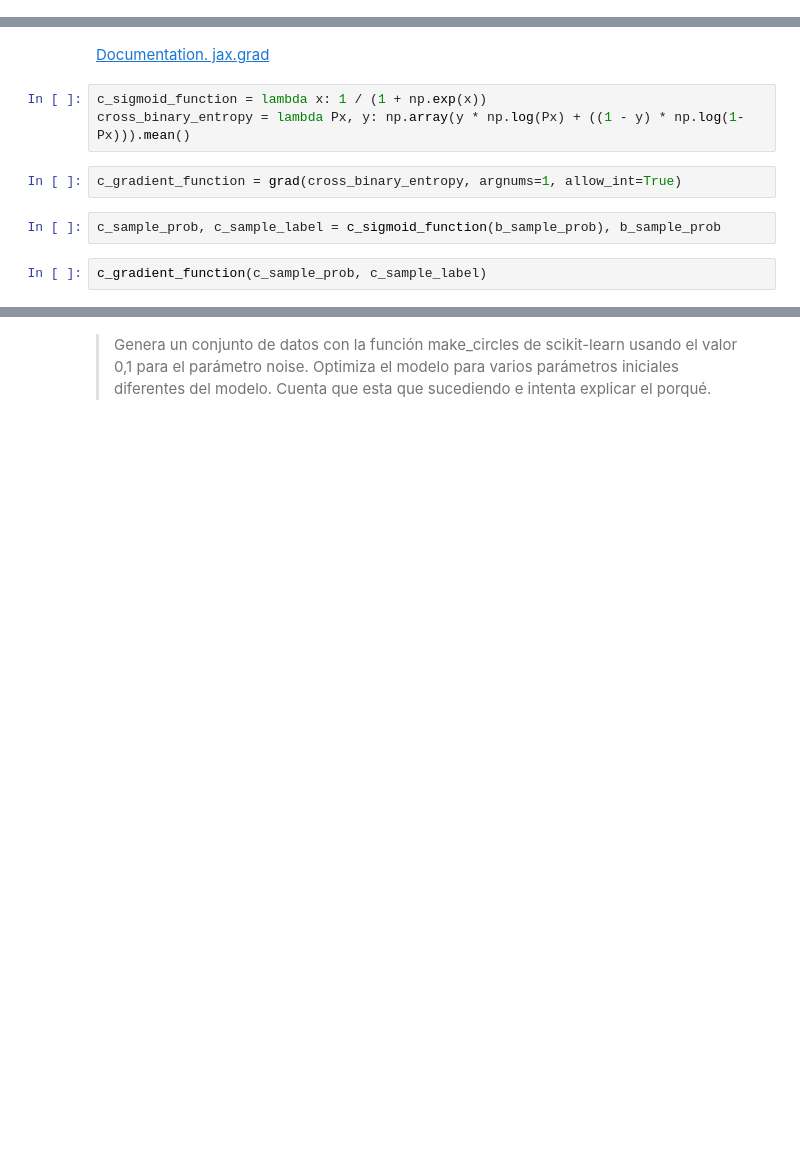
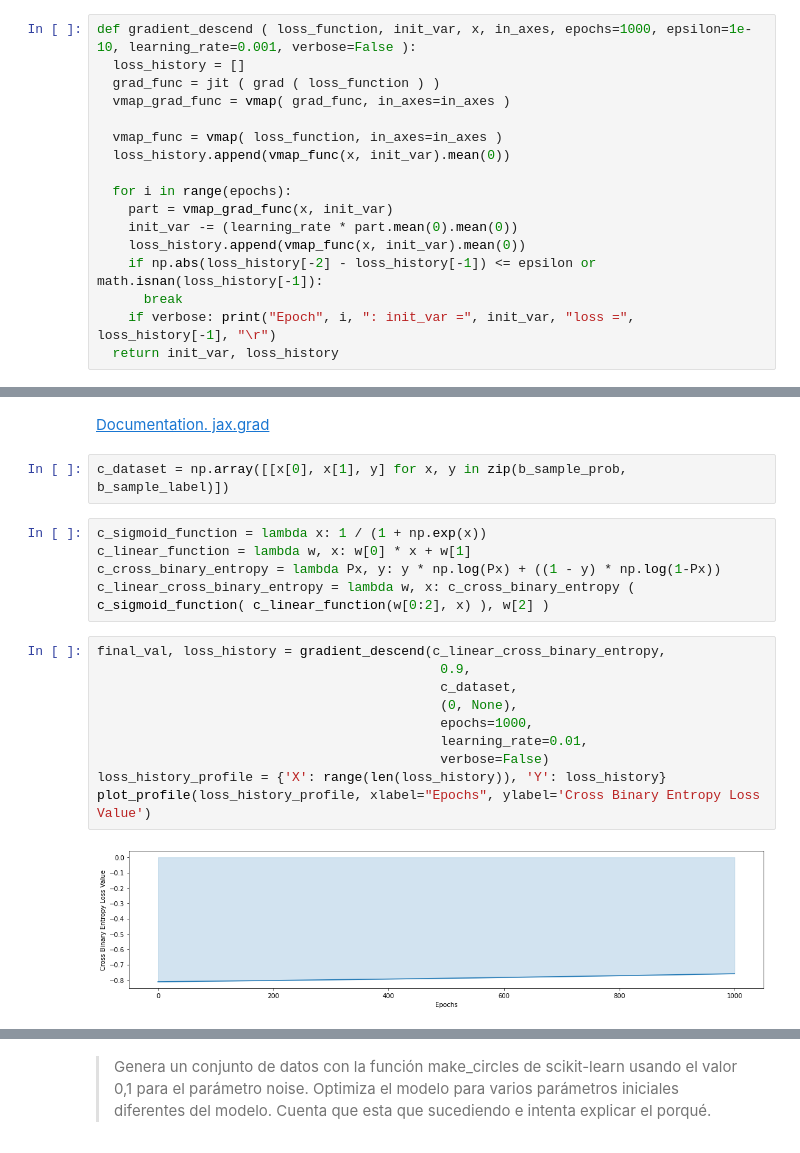
Before and after one commit to IFibla/Aprenentatge-Automatic, a Jupyter notebook: Problema 1/Individual-¿Kullback-que?/main.ipynb, the cells around one changed output, grey strips where cells are left out. Drawn from its saved outputs; the diff is of its cells as text; blank space fills up the shorter version.

```diff
--- a/Problema 1/Individual-¿Kullback-que?/main.ipynb
+++ b/Problema 1/Individual-¿Kullback-que?/main.ipynb
@@ -44,6 +82,23 @@ def generate_matplotlib_histogram(X, labelX, labelY, title, rangeX=None, rangeY=
     plt.ylim((rangeY[0], rangeY[1]))
   plt.legend([len(x) for x in X] if len(X) > 1 else "X")
   plt.show()
+# %%
+def gradient_descend ( loss_function, init_var, x, in_axes, epochs=1000, epsilon=1e-10, learning_rate=0.001, verbose=False ):
+  loss_history = []
+  grad_func = jit ( grad ( loss_function ) )
+  vmap_grad_func = vmap( grad_func, in_axes=in_axes )
+
+  vmap_func = vmap( loss_function, in_axes=in_axes )
+  loss_history.append(vmap_func(x, init_var).mean(0))
+
+  for i in range(epochs):
+    part = vmap_grad_func(x, init_var)
+    init_var -= (learning_rate * part.mean(0).mean(0))
+    loss_history.append(vmap_func(x, init_var).mean(0))
+    if np.abs(loss_history[-2] - loss_history[-1]) <= epsilon or math.isnan(loss_history[-1]):
+      break
+    if verbose: print("Epoch", i, ": init_var =", init_var, "loss =", loss_history[-1], "\r")
+  return init_var, loss_history
 # %% [markdown]
 > Siendo 𝑋 una muestra de datos 𝑥1, ... , 𝑥𝑛 de valores discretos, donde podemos estimar su distribución 𝑃 a partir de su frecuencia y 𝑄 es una distribución de probabilidad sobre el mismo rango de valores discretos. Demuestra que optimizar 𝐾 𝐿(𝑃 |𝑄) es equivalente a optimizar la log verosimilitud negativa de 𝑄 sobre los datos.
 # %%
@@ -73,12 +146,22 @@ b_sample_prob, b_sample_label
 > Donde 𝑝(𝑥) es la probabilidad que le asigna el modelo a un ejemplo, e 𝑦 es la etiqueta que le corresponde a los datos. Implementa un algoritmo de descenso de gradiente usando JAX con la función de entropía cruzada binaria. Explora diferentes tasas de aprendizaje. Comenta lo que observes en el comportamiento del error y los parámetros durante la optimización. Escoge un número de iteraciones y un valor para decidir el final de la optimización que te parezcan adecuados.
 # %% [markdown]
 [Documentation. jax.grad](https://jax.readthedocs.io/en/latest/_autosummary/jax.grad.html)
+# %%
+c_dataset = np.array([[x[0], x[1], y] for x, y in zip(b_sample_prob, b_sample_label)])
 # %%
 c_sigmoid_function = lambda x: 1 / (1 + np.exp(x))
-cross_binary_entropy = lambda Px, y: np.array(y * np.log(Px) + ((1 - y) * np.log(1-Px))).mean()
+c_linear_function = lambda w, x: w[0] * x + w[1]
+c_cross_binary_entropy = lambda Px, y: y * np.log(Px) + ((1 - y) * np.log(1-Px))
+c_linear_cross_binary_entropy = lambda w, x: c_cross_binary_entropy ( c_sigmoid_function( c_linear_function(w[0:2], x) ), w[2] )
-# %%
-c_gradient_function = grad(cross_binary_entropy, argnums=1, allow_int=True)
-# %%
-c_sample_prob, c_sample_label = c_sigmoid_function(b_sample_prob), b_sample_prob
-# %%
-c_gradient_function(c_sample_prob, c_sample_label)
+# %%
+final_val, loss_history = gradient_descend(c_linear_cross_binary_entropy,
+                                            0.9,
+                                            c_dataset,
+                                            (0, None),
+                                            epochs=1000,
+                                            learning_rate=0.01,
+                                            verbose=False)
+loss_history_profile = {'X': range(len(loss_history)), 'Y': loss_history}
+plot_profile(loss_history_profile, xlabel="Epochs", ylabel='Cross Binary Entropy Loss Value')
+# %% [output]
+[figure, added]
```
Also changed, not shown: parts of 21 cells of this notebook.
